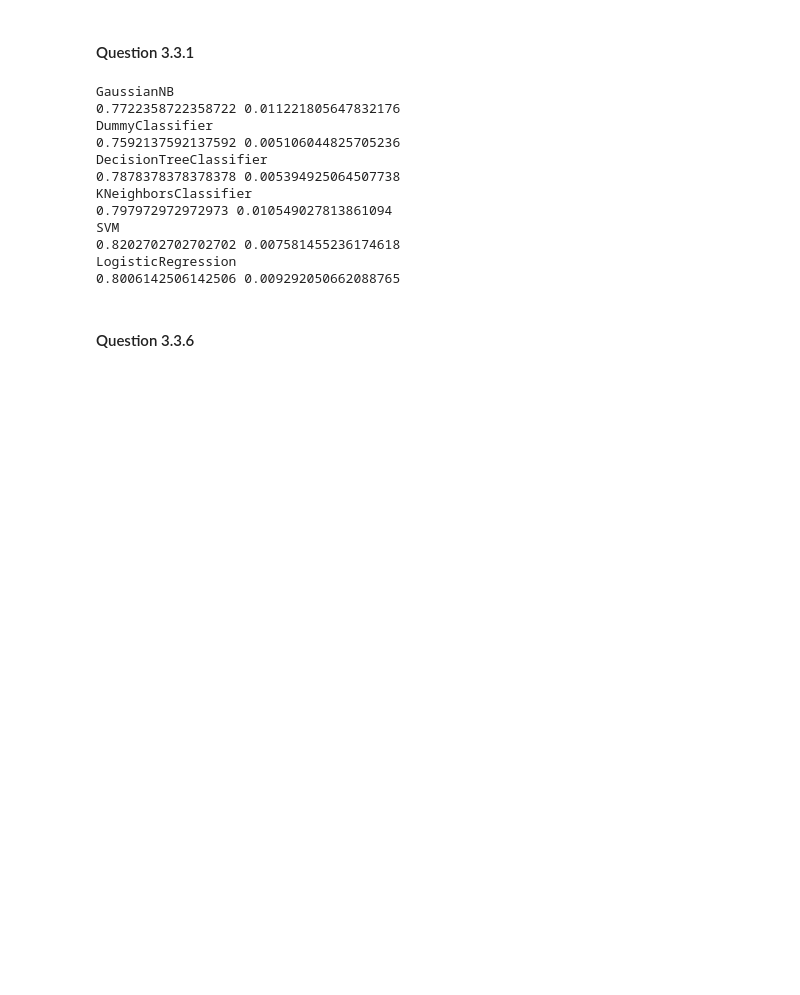
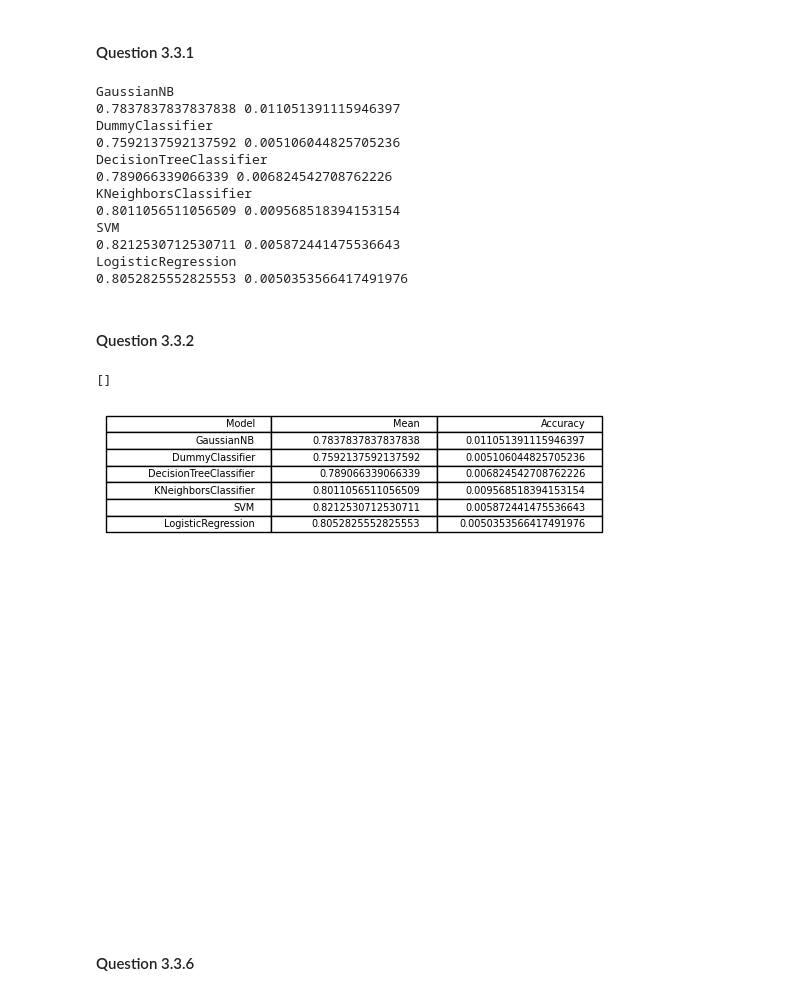
Before and after one commit to petruanica/ML-Bonus, a Jupyter notebook: GROUP_problem_census.ipynb, the cells around one changed output. Cells and saved outputs as stored; diff of their text form; code cells hidden in the pictures; blank space fills up the shorter version.

Commit message:
plot performance table

```diff
--- a/GROUP_problem_census.ipynb
+++ b/GROUP_problem_census.ipynb
@@ -216,21 +216,34 @@ from sklearn.metrics import accuracy_score, make_scorer
 n_splits = 5
 scoring_method_accuracy = make_scorer(lambda prediction, true_target: accuracy_score(true_target, prediction))
 
+cells = [["Model", "Mean", "Accuracy"]]
+
 for name, model in models.items():
     print(name)
     metrics_accuracy = k_fold_fit_and_evaluate(X_train, y_train, model, scoring_method_accuracy, n_splits=n_splits)
     print(np.mean(metrics_accuracy), np.std(metrics_accuracy))
+    cells.append([name, np.mean(metrics_accuracy), np.std(metrics_accuracy)])
 # %% [output]
 GaussianNB
-0.7722358722358722 0.011221805647832176
+0.7837837837837838 0.011051391115946397
 DummyClassifier
 0.7592137592137592 0.005106044825705236
 DecisionTreeClassifier
-0.7878378378378378 0.005394925064507738
+0.789066339066339 0.006824542708762226
 KNeighborsClassifier
-0.797972972972973 0.010549027813861094
+0.8011056511056509 0.009568518394153154
 SVM
-0.8202702702702702 0.007581455236174618
+0.8212530712530711 0.005872441475536643
 LogisticRegression
-0.8006142506142506 0.009292050662088765
+0.8052825552825553 0.0050353566417491976
+# %% [markdown]
+#### Question 3.3.2
+# %%
+fig, axs = plt.subplots(1, 1)
+plt.table(cellText=cells, loc="top")
+axs.axis('off')
+plt.plot()
+# %% [output]
+[]
+[figure, added]
 # %% [markdown]
```
Also changed, not shown: parts of 2 cells of this notebook.
